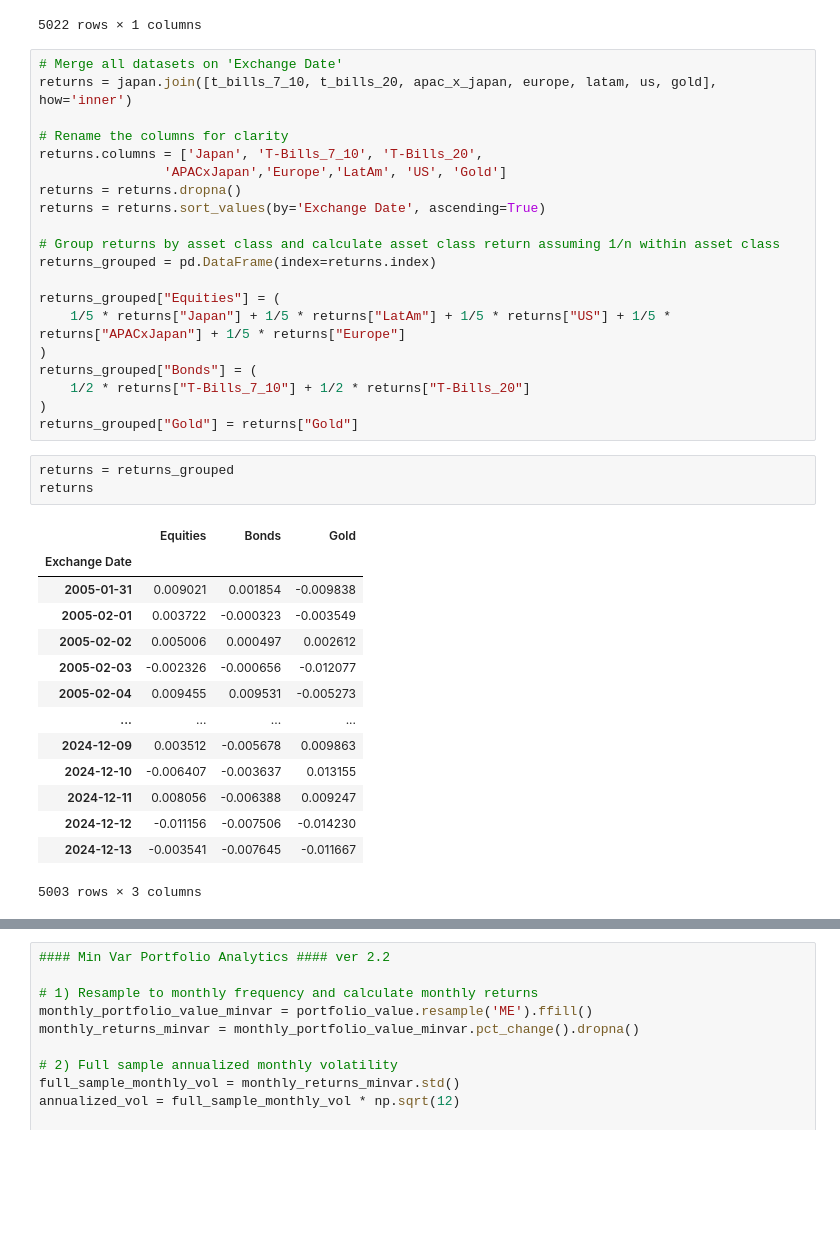
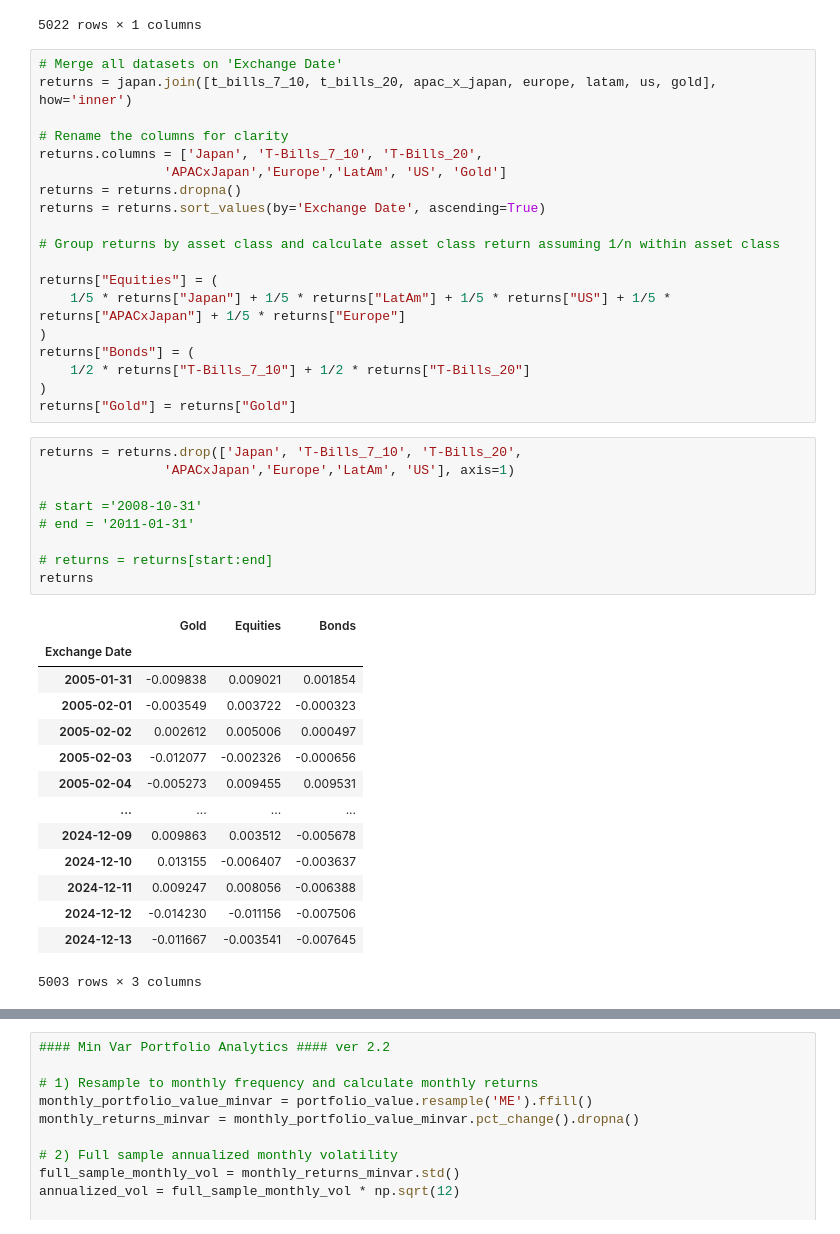
Before and after one commit to plaishev/asset_mgmt_seminar, a Jupyter notebook: Risk_Parity_asset_class_level.ipynb, the cells around one changed output, grey strips where cells are left out. Cells and saved outputs as stored; diff of their text form; blank space fills up the shorter version.

```diff
--- a/Risk_Parity_asset_class_level.ipynb
+++ b/Risk_Parity_asset_class_level.ipynb
@@ -59,32 +59,37 @@ returns = returns.dropna()
 returns = returns.sort_values(by='Exchange Date', ascending=True)
 
 # Group returns by asset class and calculate asset class return assuming 1/n within asset class
-returns_grouped = pd.DataFrame(index=returns.index)
 
-returns_grouped["Equities"] = (
+returns["Equities"] = (
     1/5 * returns["Japan"] + 1/5 * returns["LatAm"] + 1/5 * returns["US"] + 1/5 * returns["APACxJapan"] + 1/5 * returns["Europe"]
 )
-returns_grouped["Bonds"] = (
+returns["Bonds"] = (
     1/2 * returns["T-Bills_7_10"] + 1/2 * returns["T-Bills_20"]
 )
-returns_grouped["Gold"] = returns["Gold"]
+returns["Gold"] = returns["Gold"]
 # %%
-returns = returns_grouped
+returns = returns.drop(['Japan', 'T-Bills_7_10', 'T-Bills_20',
+                'APACxJapan','Europe','LatAm', 'US'], axis=1)
+
+# start ='2008-10-31'
+# end = '2011-01-31'
+
+# returns = returns[start:end]
 returns
 # %% [output]
-|  | Equities | Bonds | Gold |
+|  | Gold | Equities | Bonds |
 | Exchange Date |  |  |  |
-| 2005-01-31 | 0.009021 | 0.001854 | -0.009838 |
-| 2005-02-01 | 0.003722 | -0.000323 | -0.003549 |
-| 2005-02-02 | 0.005006 | 0.000497 | 0.002612 |
-| 2005-02-03 | -0.002326 | -0.000656 | -0.012077 |
-| 2005-02-04 | 0.009455 | 0.009531 | -0.005273 |
+| 2005-01-31 | -0.009838 | 0.009021 | 0.001854 |
+| 2005-02-01 | -0.003549 | 0.003722 | -0.000323 |
+| 2005-02-02 | 0.002612 | 0.005006 | 0.000497 |
+| 2005-02-03 | -0.012077 | -0.002326 | -0.000656 |
+| 2005-02-04 | -0.005273 | 0.009455 | 0.009531 |
 | ... | ... | ... | ... |
-| 2024-12-09 | 0.003512 | -0.005678 | 0.009863 |
-| 2024-12-10 | -0.006407 | -0.003637 | 0.013155 |
-| 2024-12-11 | 0.008056 | -0.006388 | 0.009247 |
-| 2024-12-12 | -0.011156 | -0.007506 | -0.014230 |
-| 2024-12-13 | -0.003541 | -0.007645 | -0.011667 |
+| 2024-12-09 | 0.009863 | 0.003512 | -0.005678 |
+| 2024-12-10 | 0.013155 | -0.006407 | -0.003637 |
+| 2024-12-11 | 0.009247 | 0.008056 | -0.006388 |
+| 2024-12-12 | -0.014230 | -0.011156 | -0.007506 |
+| 2024-12-13 | -0.011667 | -0.003541 | -0.007645 |
 5003 rows × 3 columns
 # %%
 #### Min Var Portfolio Construction #### ver 2.2
```
Also changed, not shown: parts of 1 cell of this notebook, 9 other files.
